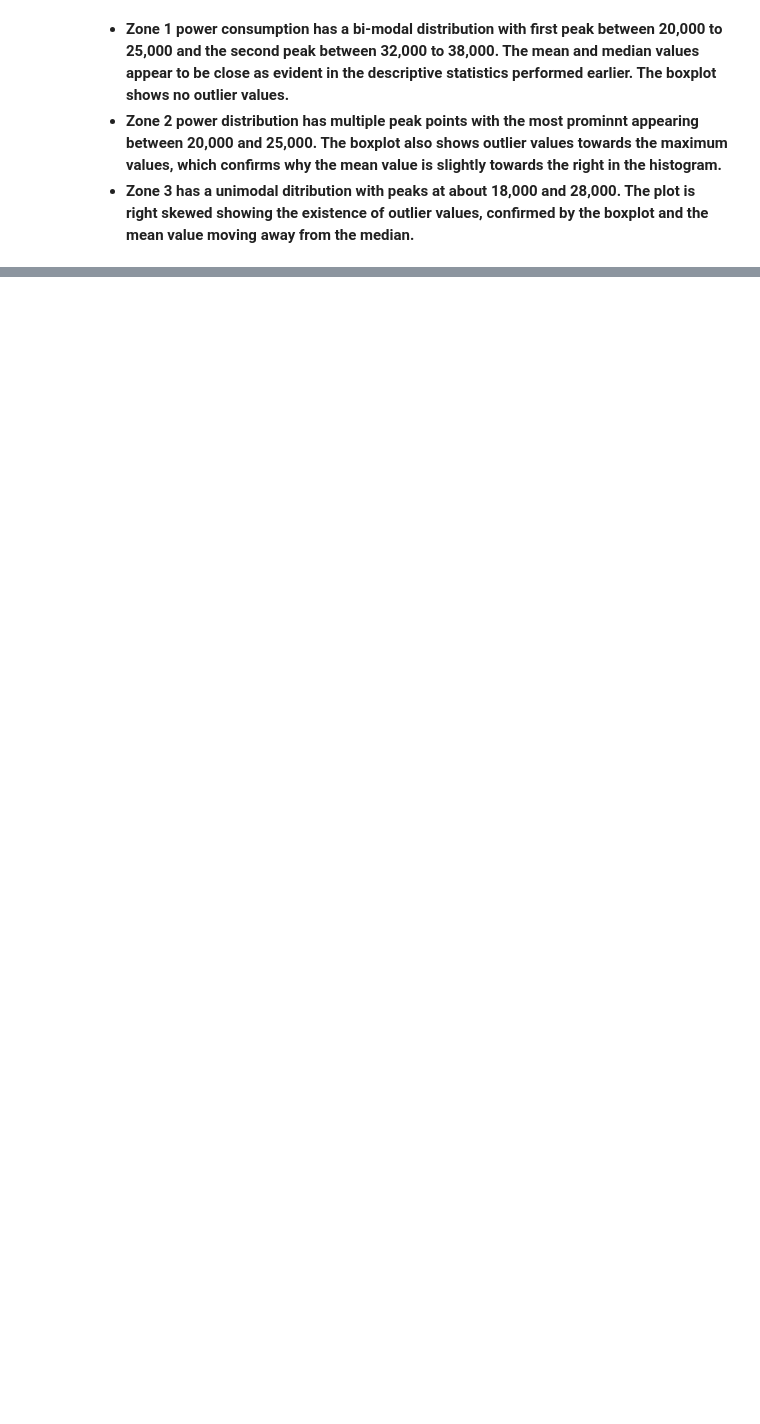
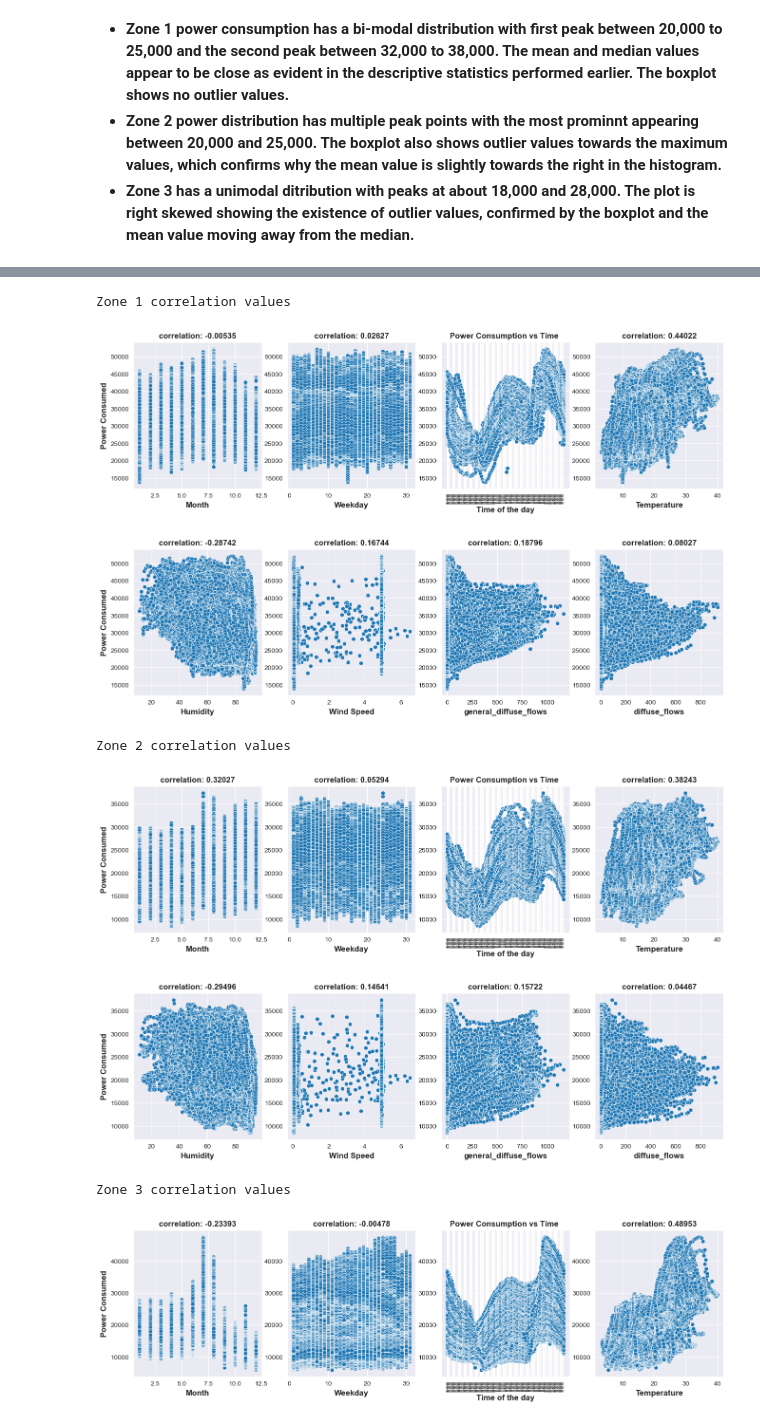
Before and after one commit to Merci93/Electric_Power_Consumption, a Jupyter notebook: Tetouan_Power_Consumption.ipynb, the cells around one changed output, grey strips where cells are left out. Cells and saved outputs as stored; diff of their text form; code cells hidden in the pictures; blank space fills up the shorter version.

```diff
--- a/Tetouan_Power_Consumption.ipynb
+++ b/Tetouan_Power_Consumption.ipynb
@@ -333,0 +281,59 @@ df.head()
+# %%
+for num in range(1, 4):
+    # Month
+    print(f'Zone {num} correlation values')
+    plt.figure(figsize = [16, 4])
+    plt.subplot(1, 4, 1)
+    scatter_plot(data_, 'month', f'power_consumption_zone_{num}',
+                 f"correlation: {data_[f'power_consumption_zone_{num}'].corr(data_['month']).round(5)}",
+                 'Month', 'Power Consumed')
+    # Weekday
+    plt.subplot(1, 4, 2)
+    scatter_plot(data_, 'weekday', f'power_consumption_zone_{num}',
+                 f"correlation: {data_[f'power_consumption_zone_{num}'].corr(data_['weekday']).round(5)}",
+                 'Weekday', '')
+
+    # Time
+    plt.subplot(1, 4, 3)
+    scatter_plot(data_, 'time', f'power_consumption_zone_{num}', f"Power Consumption vs Time ",'Time of the day', '')
+    plt.xticks(size = 4, rotation = 90)
+
+    # Temperature
+    plt.subplot(1, 4, 4)
+    scatter_plot(data_, 'temperature', f'power_consumption_zone_{num}',
+                 f"correlation: {data_[f'power_consumption_zone_{num}'].corr(data_['temperature']).round(5)}",
+                 'Temperature', '')
+
+    # Humidity
+    plt.figure(figsize = [16, 4])
+    plt.subplot(1, 4, 1)
+    scatter_plot(data_, 'humidity', f'power_consumption_zone_{num}',
+                 f"correlation: {data_[f'power_consumption_zone_{num}'].corr(data_['humidity']).round(5)}",
+                 'Humidity', 'Power Consumed')
+    # Wind Speed
+    plt.subplot(1, 4, 2)
+    scatter_plot(data_, 'wind_speed', f'power_consumption_zone_{num}',
+                 f"correlation: {data_[f'power_consumption_zone_{num}'].corr(data_['wind_speed']).round(5)}",
+                 'Wind Speed', '')
+
+    # General diffuse flows
+    plt.subplot(1, 4, 3)
+    scatter_plot(data_, 'general_diffuse_flows', f'power_consumption_zone_{num}',
+                 f"correlation: {data_[f'power_consumption_zone_{num}'].corr(data_['general_diffuse_flows']).round(5)}",
+                 'general_diffuse_flows', '')
+
+    # Diffuse flows
+    plt.subplot(1, 4, 4)
+    scatter_plot(data_, 'diffuse_flows', f'power_consumption_zone_{num}',
+                 f"correlation: {data_[f'power_consumption_zone_{num}'].corr(data_['diffuse_flows']).round(5)}",
+                 'diffuse_flows', '')
+    plt.show()
+# %% [output]
+Zone 1 correlation values
+[figure, added]
+[figure, added]
+Zone 2 correlation values
+[figure, added]
+[figure, added]
+Zone 3 correlation values
+[figure, added]
```
Also changed, not shown: parts of 53 cells of this notebook.
